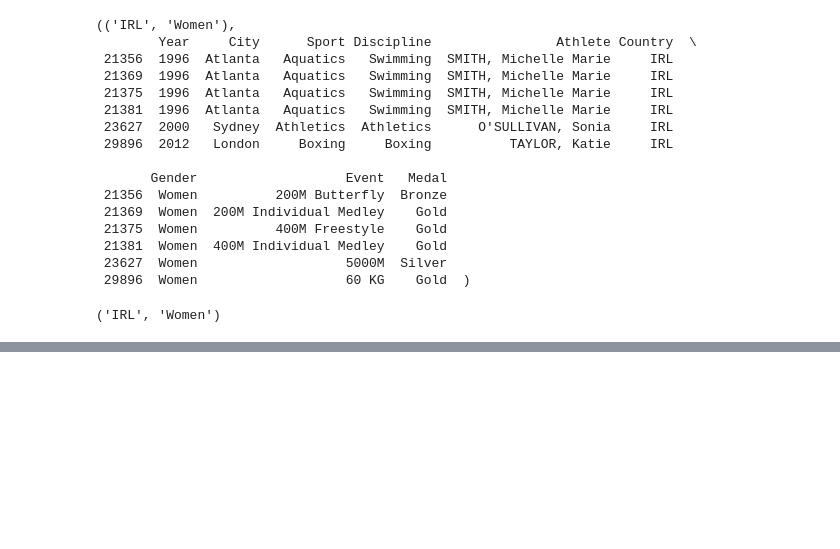
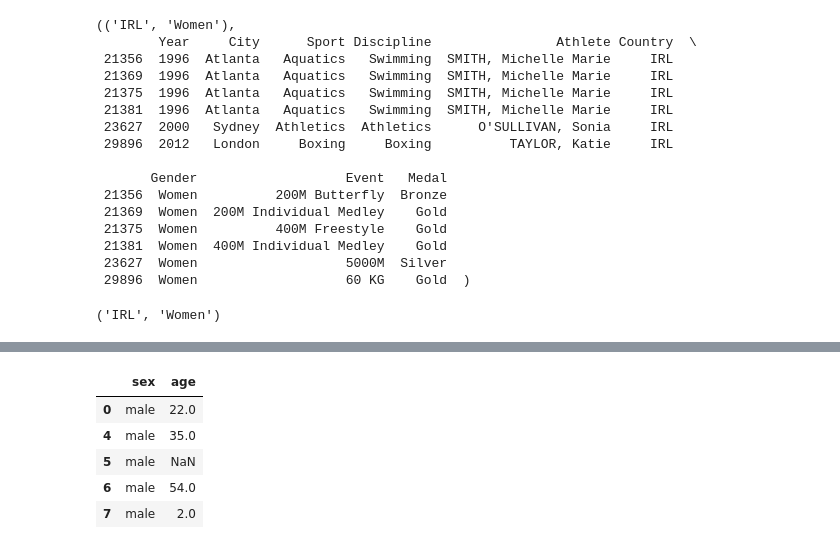
Before and after one commit to Jayce77/pythonDataCookbook, a Jupyter notebook: pandasExamples.ipynb, the cells around one changed output, grey strips where cells are left out. Drawn from its saved outputs; the diff is of its cells as text; code cells hidden in the pictures; blank space fills up the shorter version.

```diff
--- a/pandasExamples.ipynb
+++ b/pandasExamples.ipynb
@@ -2841,0 +2854,3 @@ l2[104][1]
+# %%
+titanic_slice = titanic.iloc[:10, [2,3]]
+titanic_slice
@@ -2841,0 +2878,9 @@ l2[104][1]
+# %%
+list(titanic_slice.groupby('sex'))[1][1]
+# %% [output]
+|  | sex | age |
+| 0 | male | 22.0 |
+| 4 | male | 35.0 |
+| 5 | male | NaN |
+| 6 | male | 54.0 |
+| 7 | male | 2.0 |
```
Also changed, not shown: parts of 8 cells of this notebook, 1 other file.
